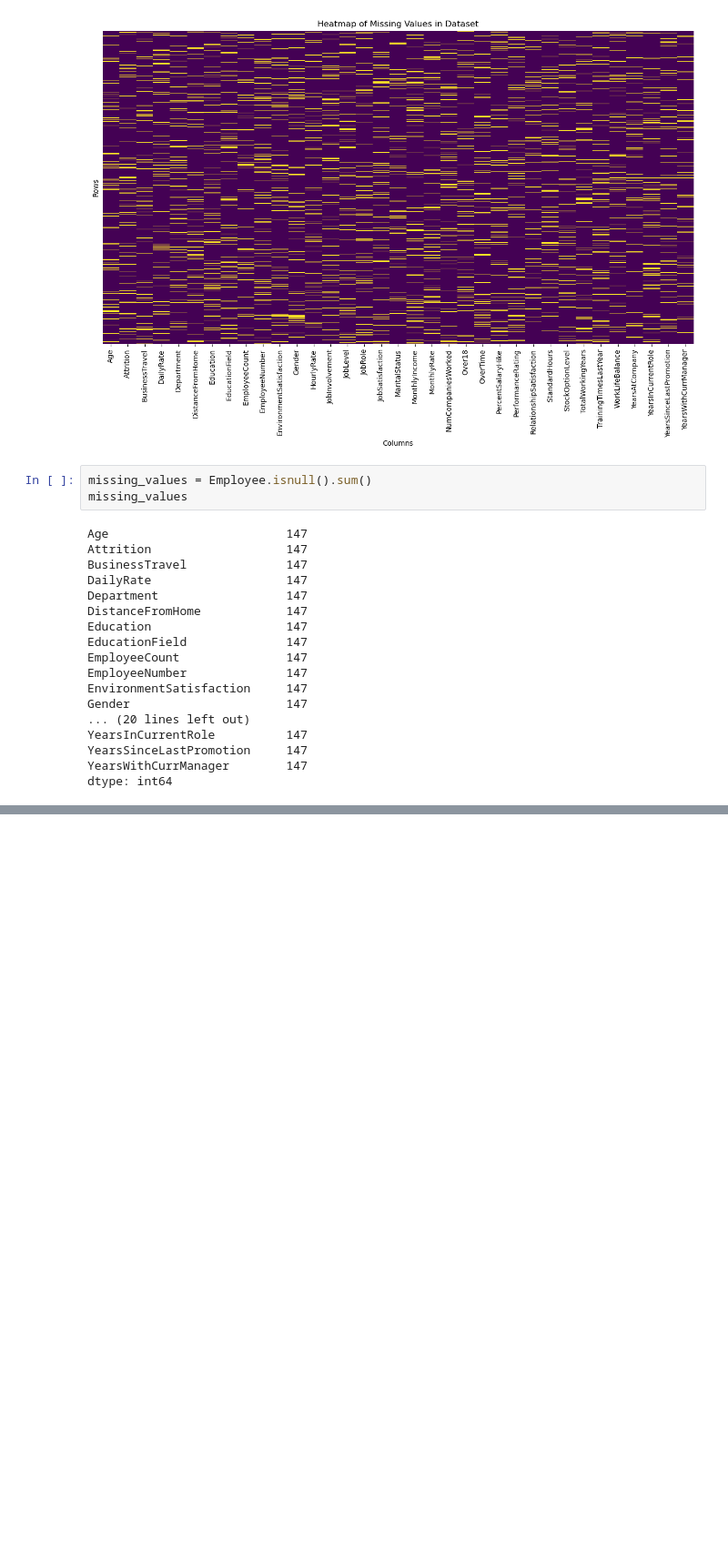
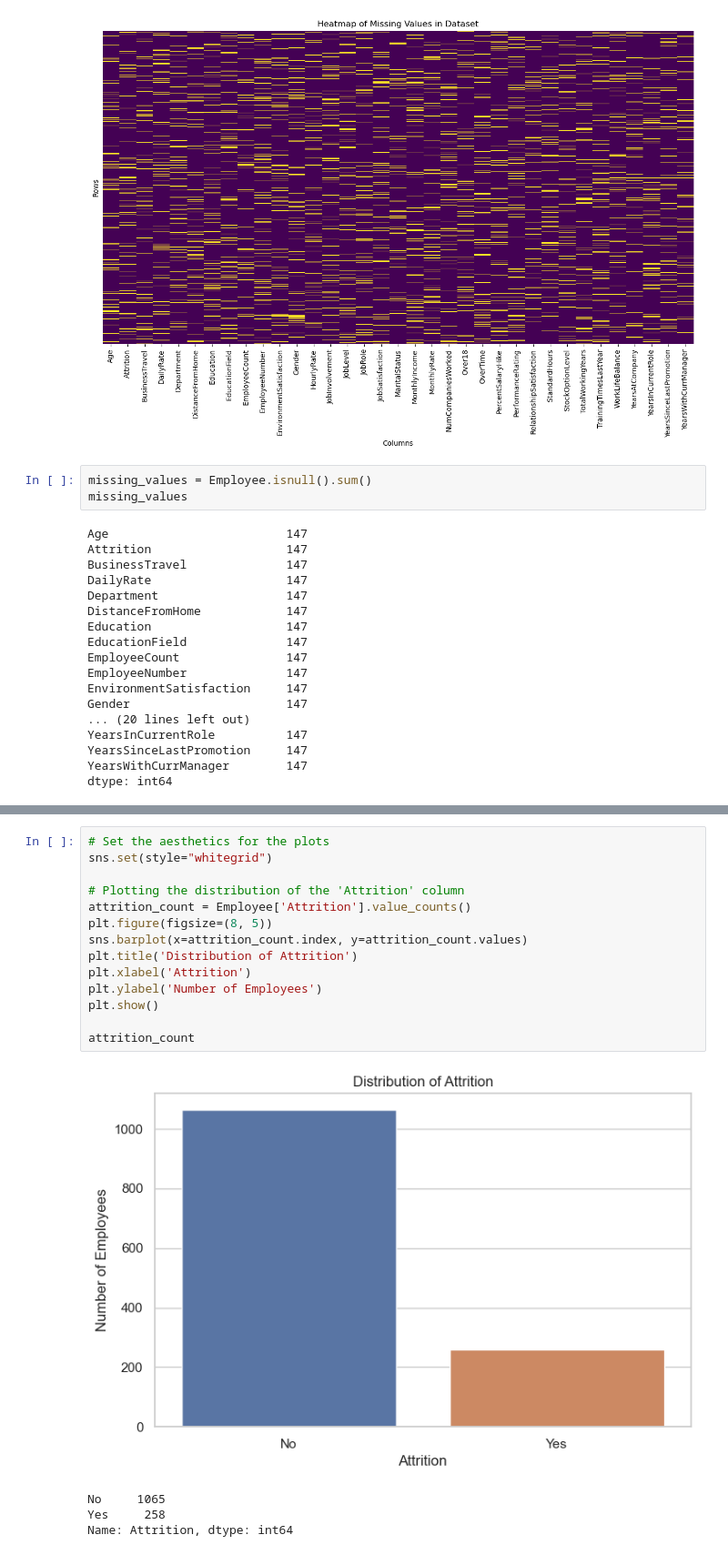
Before and after one commit to FedericoAriton99/CA-2-Integraeted-, a Jupyter notebook: Federico_Ariton_sba22090_Lvl8_CA2_Integrated.ipynb, the cells around one changed output, grey strips where cells are left out. Shown at 91% size. Cells and saved outputs as stored; diff of their text form; blank space fills up the shorter version.

```diff
--- a/Federico_Ariton_sba22090_Lvl8_CA2_Integrated.ipynb
+++ b/Federico_Ariton_sba22090_Lvl8_CA2_Integrated.ipynb
@@ -194,0 +257,19 @@ dtype: int64
+# %%
+# Set the aesthetics for the plots
+sns.set(style="whitegrid")
+
+# Plotting the distribution of the 'Attrition' column
+attrition_count = Employee['Attrition'].value_counts()
+plt.figure(figsize=(8, 5))
+sns.barplot(x=attrition_count.index, y=attrition_count.values)
+plt.title('Distribution of Attrition')
+plt.xlabel('Attrition')
+plt.ylabel('Number of Employees')
+plt.show()
+
+attrition_count
+# %% [output]
+[figure, added]
+No     1065
+Yes     258
+Name: Attrition, dtype: int64
```
Also changed, not shown: parts of 14 cells of this notebook.
